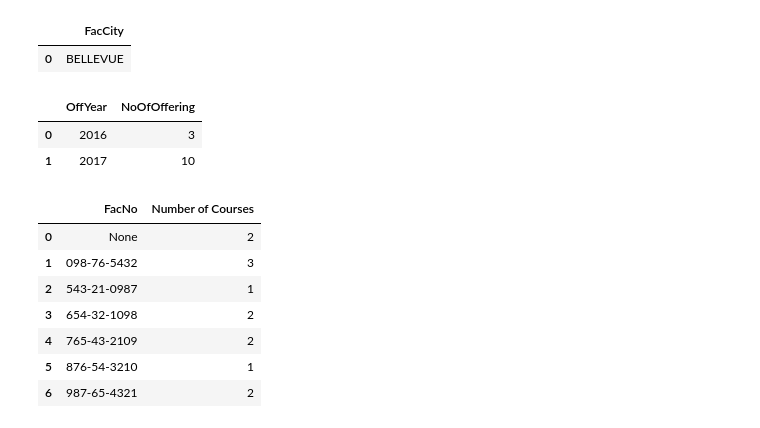
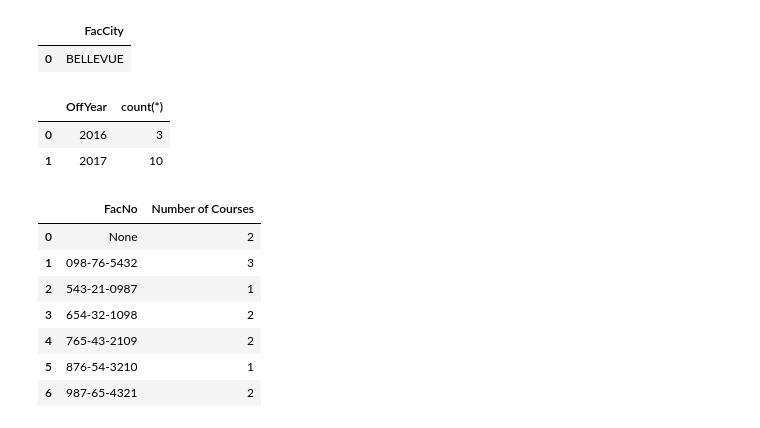
Before and after one commit to khavarbaghirova/ooad_assignment1, a Jupyter notebook: ReviewMidterm.ipynb, the cells around one changed output. Saved outputs shown, nothing was run; the diff lists cells and outputs as text; code cells hidden in the pictures.

```diff
--- a/ReviewMidterm.ipynb
+++ b/ReviewMidterm.ipynb
@@ -240,12 +254,14 @@ Q14
 # %%
 ##Question 16-List number of offering per year
 txt='''
-
+select OffYear, count(*)
+from Offering
+group by OffYear;
 '''
 Q16=  psql.sqldf(txt)
 Q16
 # %% [output]
-|  | OffYear | NoOfOffering |
+|  | OffYear | count(*) |
 | 0 | 2016 | 3 |
 | 1 | 2017 | 10 |
 # %%
```
Also changed, not shown: parts of 8 cells of this notebook.
